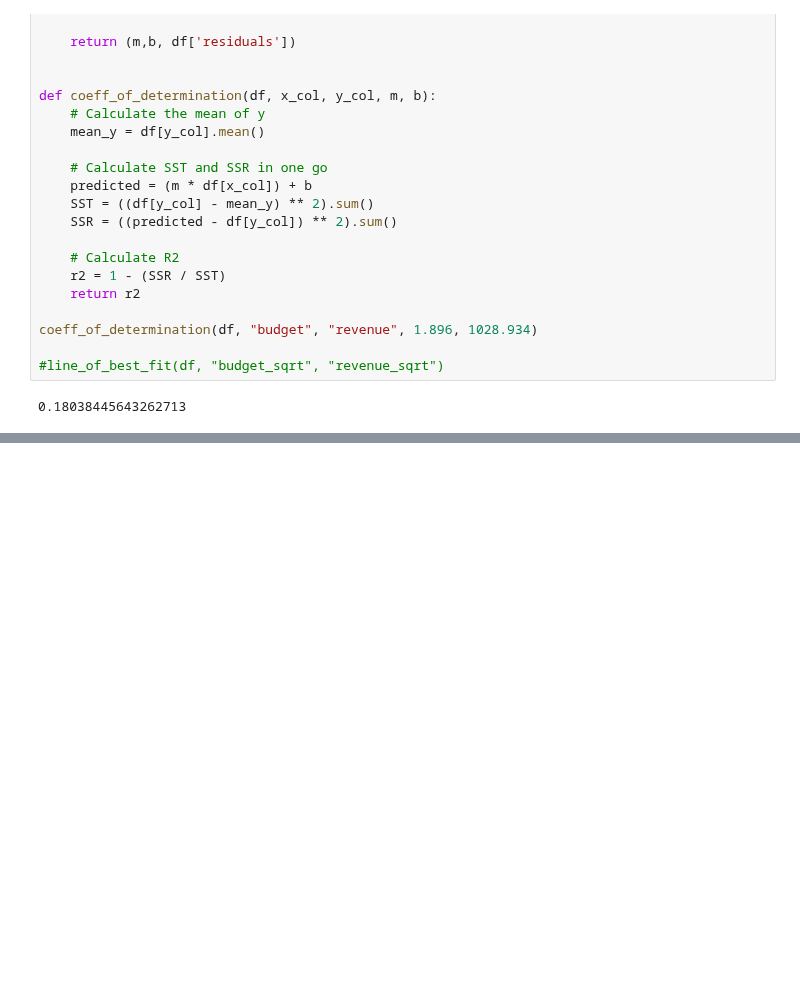
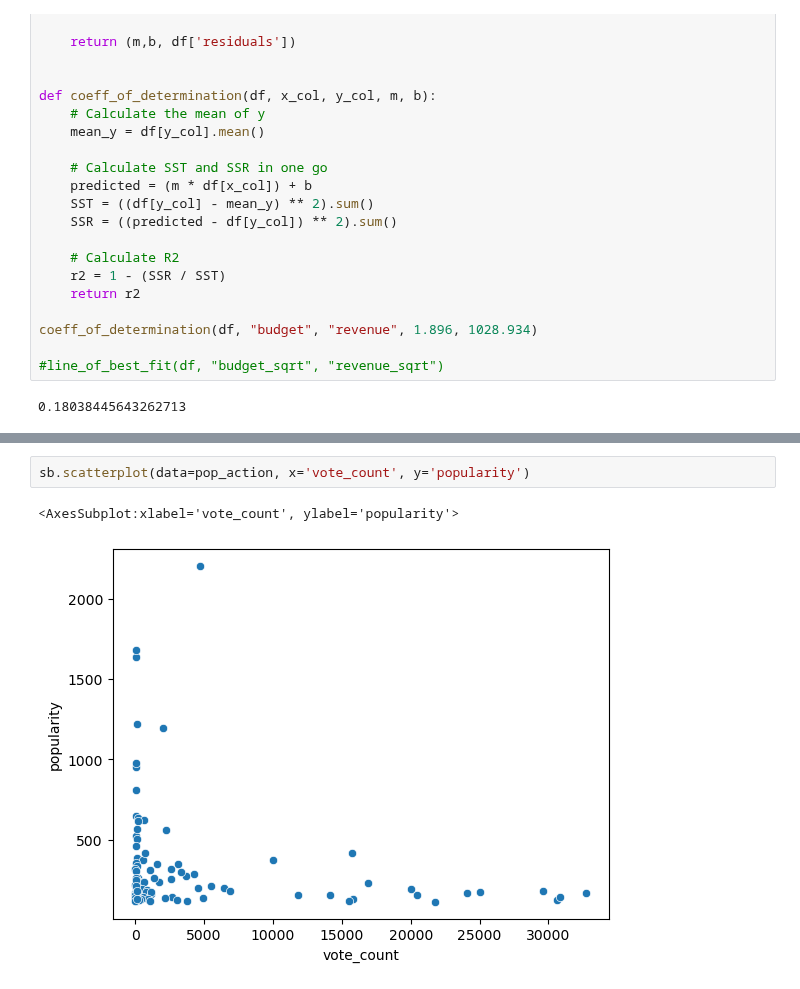
Before and after one commit to ReverseRasterization/AI, a Jupyter notebook: Semester 1/Movies/Movies.ipynb, the cells around one changed output, grey strips where cells are left out. Saved outputs shown, nothing was run; the diff lists cells and outputs as text; blank space fills up the shorter version.

```diff
--- a/Semester 1/Movies/Movies.ipynb
+++ b/Semester 1/Movies/Movies.ipynb
@@ -184,0 +185,5 @@ pop_romance
+# %%
+sb.scatterplot(data=pop_action, x='vote_count', y='popularity')
+# %% [output]
+<AxesSubplot:xlabel='vote_count', ylabel='popularity'>
+[figure, added]
```
Also changed, not shown: parts of 5 cells of this notebook, 3 other files.
